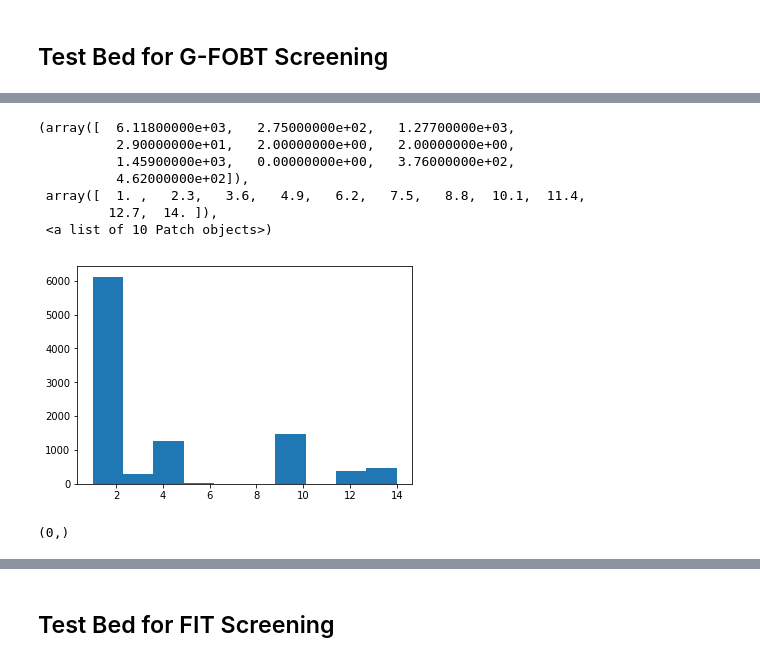
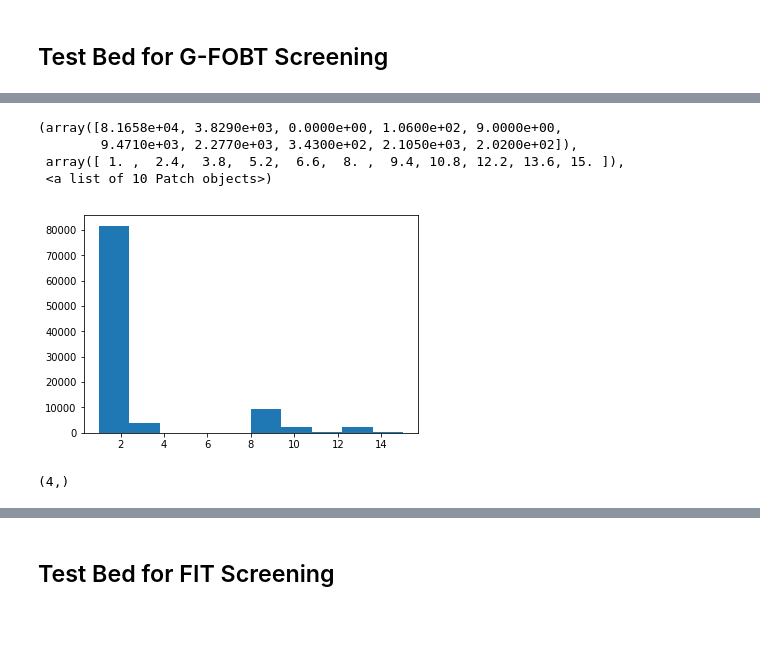
Before and after one commit to Epimetrics-Inc/Colorectal-Cancer-Screening-Simulation, a Jupyter notebook: CRC DES.ipynb, the cells around one changed output, grey strips where cells are left out. Drawn from its saved outputs; the diff is of its cells as text; code cells hidden in the pictures; blank space fills up the shorter version.

```diff
--- a/CRC DES.ipynb
+++ b/CRC DES.ipynb
@@ -851,7 +843,7 @@ individual_count = 100000
 rand_individual_state_gen = RandomCVGenerator()
 rand_individual_sex_gen = RandomCVGenerator(724)
 
-individuals = [Individual(next(rand_individual_state_gen), next(rand_individual_sex_gen),
-                          init_states_prob=health_prevalence_rate) for _ in range(individual_count)]
+individuals_colonoscopy = np.array([Individual(next(rand_individual_state_gen), next(rand_individual_sex_gen),
+                          init_states_prob=health_prevalence_rate) for _ in range(individual_count)])
 # %%
 # Health State Distribution
@@ -866,7 +858,7 @@ hist(np.array([i.state.value for i in individuals]))
 # Simulate!
 sim_gen = RandomCVGenerator()
 for k in range(20):
-    for i in individuals:
-        colonoscopy_screening(i, sim_gen, 1)
+    for i in individuals_colonoscopy:
+        colonoscopy_screening(i, sim_gen, 0.725)
 # %%
 # Health State Outcomes
@@ -915,11 +902,11 @@ hist(
 # %% [markdown]
 ## Test Bed for G-FOBT Screening
 # %%
-individual_count = 10000
+individual_count = 100000
 rand_individual_state_gen = RandomCVGenerator()
 rand_individual_sex_gen = RandomCVGenerator(724)
 
-individuals = [Individual(next(rand_individual_state_gen), next(rand_individual_sex_gen),
-                          init_states_prob=health_prevalence_rate) for _ in range(individual_count)]
+individuals_gfobt = np.array([Individual(next(rand_individual_state_gen), next(rand_individual_sex_gen),
+                          init_states_prob=health_prevalence_rate) for _ in range(individual_count)])
 # %%
 # Health State Distribution
@@ -934,25 +921,22 @@ hist(np.array([i.state.value for i in individuals]))
 # Simulate!
 sim_gen = RandomCVGenerator()
 for k in range(20):
-    for i in individuals:
-        FOBT_screening(i, sim_gen, 0.1, 1, Procedure.GFOBT)
+    for i in individuals_gfobt:
+        FOBT_screening(i, sim_gen, 0.65, 0.8, Procedure.GFOBT)
 # %%
 # Health State Outcomes
-hist(np.array([i.state.value for i in individuals]))
+hist(np.array([i.state.value for i in individuals_gfobt]))
 # %% [output]
-(array([  6.11800000e+03,   2.75000000e+02,   1.27700000e+03,
-          2.90000000e+01,   2.00000000e+00,   2.00000000e+00,
-          1.45900000e+03,   0.00000000e+00,   3.76000000e+02,
-          4.62000000e+02]),
- array([  1. ,   2.3,   3.6,   4.9,   6.2,   7.5,   8.8,  10.1,  11.4,
-         12.7,  14. ]),
+(array([8.1658e+04, 3.8290e+03, 0.0000e+00, 1.0600e+02, 9.0000e+00,
+        9.4710e+03, 2.2770e+03, 3.4300e+02, 2.1050e+03, 2.0200e+02]),
+ array([ 1. ,  2.4,  3.8,  5.2,  6.6,  8. ,  9.4, 10.8, 12.2, 13.6, 15. ]),
  <a list of 10 Patch objects>)
-[figure, old version]
+[figure, new version]
 # %%
-prev_states = np.array([i.previous_states[-1].value for i in individuals if i.state.value == 11])
+prev_states = np.array([i.previous_states[-1].value for i in individuals_gfobt if i.state.value == 11])
 prev_states.shape
 # %% [output]
-(0,)
+(4,)
 # %%
 hist(prev_states)
 # %% [output]
```
Also changed, not shown: parts of 85 cells of this notebook.
